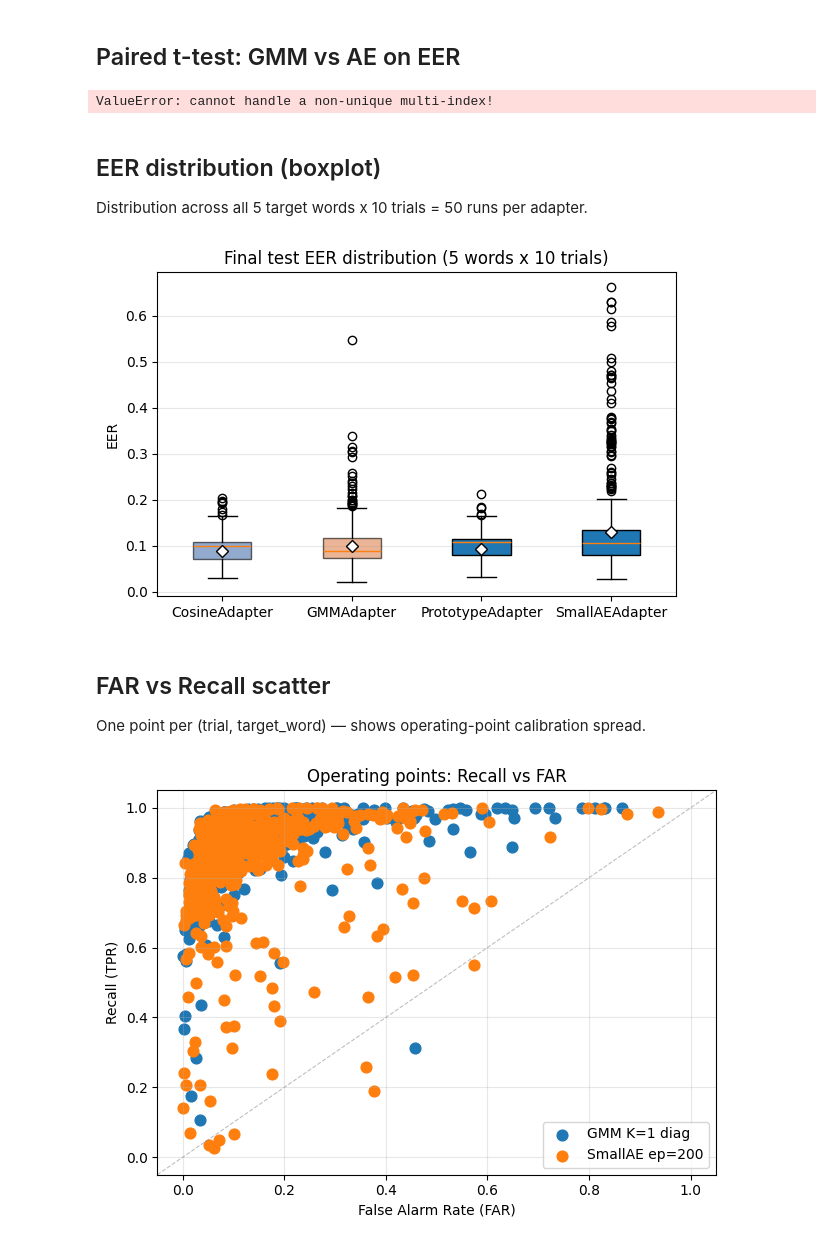
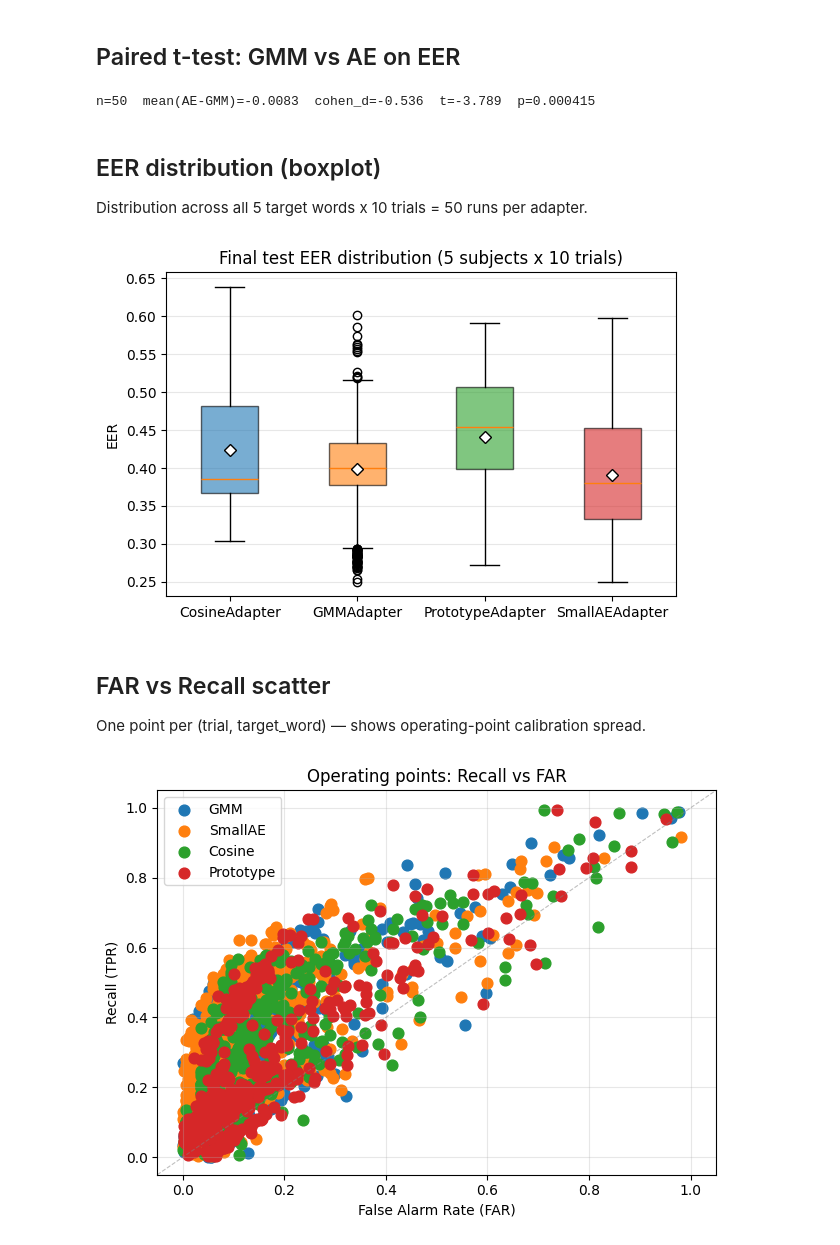
Before and after one commit to albertobasaglia/tinygmm-thesis, a Jupyter notebook: src/compare/plots.ipynb, the cells around one changed output. Saved outputs shown, nothing was run; the diff lists cells and outputs as text; code cells hidden in the pictures.

```diff
--- a/src/compare/plots.ipynb
+++ b/src/compare/plots.ipynb
@@ -635,8 +606,7 @@ Each test word is scored against the other 4 as adversarial.
 # %%
 import numpy as np
-# test_df = pd.read_parquet(ROOT / "results" / "test.parquet")        # speech (legacy filename)
 # test_df = pd.read_parquet(ROOT / "results" / "test_speech.parquet")  # speech
-test_df = pd.read_parquet(ROOT / "results" / "test_pendigits.parquet")
+test_df = pd.read_parquet(ROOT / "results" / "test_har.parquet")     # HAR
 print(f"Loaded {len(test_df)} rows | adapters: {test_df['p_adapter'].unique().tolist()}")
 test_df.head()
 # %% [output]
@@ -702,7 +685,7 @@ t, p = _stats.ttest_rel(paired["ae"], paired["gmm"])
 cohen_d = diff.mean() / diff.std(ddof=1)
 print(f"n={len(paired)}  mean(AE-GMM)={diff.mean():+.4f}  cohen_d={cohen_d:+.3f}  t={t:+.3f}  p={p:.4g}")
 # %% [output]
-ValueError: cannot handle a non-unique multi-index!
+n=50  mean(AE-GMM)=-0.0083  cohen_d=-0.536  t=-3.789  p=0.000415
 # %% [markdown]
 ## EER distribution (boxplot)
 
@@ -713,16 +696,17 @@ adapters = sorted(test_df["p_adapter"].unique())
 data = [test_df.loc[test_df["p_adapter"] == a, "m_eer"].dropna().values for a in adapters]
 bp = ax.boxplot(data, tick_labels=adapters, patch_artist=True, showmeans=True,
                 meanprops={"marker": "D", "markerfacecolor": "white", "markeredgecolor": "black"})
-for patch, color in zip(bp["boxes"], ["#4C72B0", "#DD8452"]):
+colors = plt.get_cmap("tab10").colors[:len(adapters)]
+for patch, color in zip(bp["boxes"], colors):
     patch.set_facecolor(color)
     patch.set_alpha(0.6)
 ax.set_ylabel("EER")
-ax.set_title("Final test EER distribution (5 words x 10 trials)")
+ax.set_title(f"Final test EER distribution (5 {TARGET_LABEL}s x 10 trials)")
 ax.grid(axis="y", alpha=0.3)
 fig.tight_layout()
 plt.show()
 # %% [output]
-[figure, old version]
+[figure, new version]
 # %% [markdown]
 ## FAR vs Recall scatter
 
@@ -730,11 +714,13 @@ One point per (trial, target_word) — shows operating-point calibration spread.
 # %%
 from compare.plots import plot_far_recall
 
 test_lines = [
-    ("GMM K=1 diag",   {"p_adapter": "GMMAdapter"}),
-    ("SmallAE ep=200", {"p_adapter": "SmallAEAdapter"}),
+    ("GMM",       {"p_adapter": "GMMAdapter"}),
+    ("SmallAE",   {"p_adapter": "SmallAEAdapter"}),
+    ("Cosine",    {"p_adapter": "CosineAdapter"}),
+    ("Prototype", {"p_adapter": "PrototypeAdapter"}),
 ]
 plot_far_recall(test_df, lines=test_lines)
 plt.show()
 # %% [output]
-[figure, old version]
+[figure, new version]
```
Also changed, not shown: parts of 29 cells of this notebook, 7 other files.
